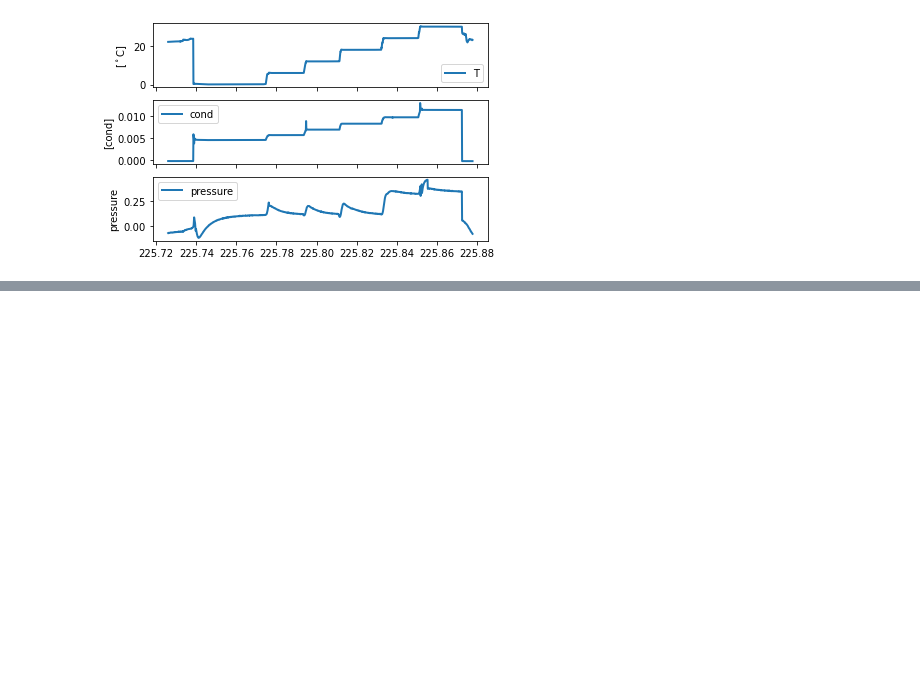
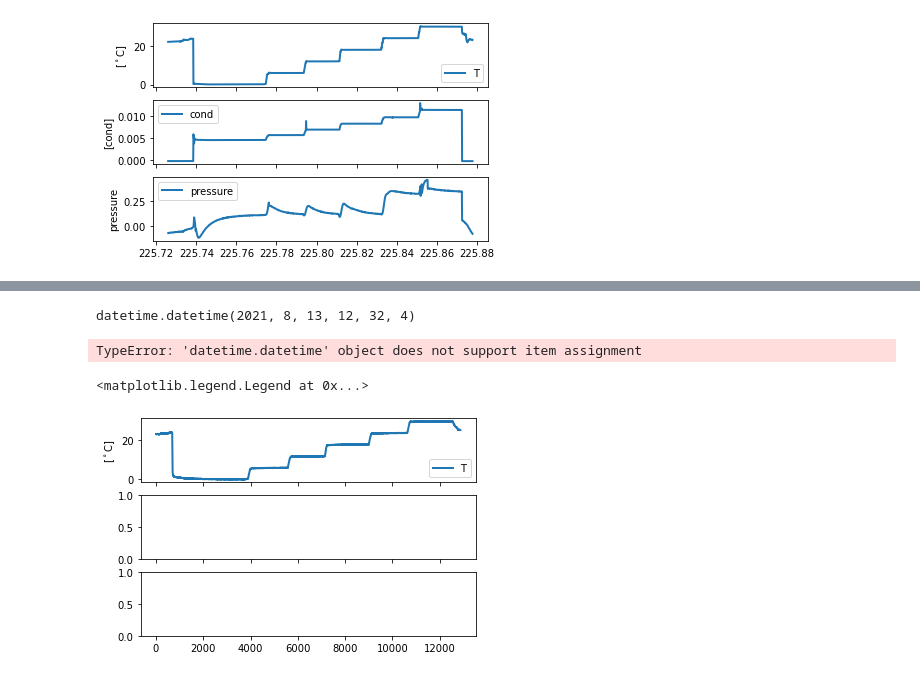
Before and after one commit to jtomfarrar/OpenCTD_testing, a Jupyter notebook: code/read_data.ipynb, the cells around one changed output, grey strips where cells are left out. Cells and saved outputs as stored; diff of their text form; code cells hidden in the pictures; blank space fills up the shorter version.

Commit message:
Update read_data.ipynb
Made some progress on encoding time for OpenCTD

```diff
--- a/code/read_data.ipynb
+++ b/code/read_data.ipynb
@@ -81,0 +77,5 @@ print(data[0:10])
+# %%
+from datetime import datetime
+
+str2date = lambda x: datetime.strptime(x, '%d/%m/%Y')
+data = np.genfromtxt(fname, skip_header=1, delimiter=',', usecols=(0,), dtype=object, names=True, converters = {0: str2date})
@@ -81,0 +123,26 @@ print(data[0:10])
+# %%
+date_i
+# %% [output]
+datetime.datetime(2021, 8, 13, 12, 32, 4)
+# %%
+format_data = "%m/%d/%Y %H:%M:%S"
+
+for i in np.arange(0,np.size(data)):
+    time_data = data[i]['datestr']+ b' ' + data[i]['hhmmss'] # "25/05/99 02:35:5.523"
+    date_i = datetime.strptime(time_data.decode('UTF-8'), format_data)
+    date[i]=date_i
+
+
+print(date)
+# %% [output]
+TypeError: 'datetime.datetime' object does not support item assignment
+# %%
+T_a=data['temp_a']
+# %%
+fig, axs = plt.subplots(3, 1, sharex=True)
+axs[0].plot(T_a, lw=2)
+axs[0].set(ylabel='[$^\circ$C]')
+axs[0].legend(['T'])
+# %% [output]
+<matplotlib.legend.Legend at 0x...>
+[figure, added]
```
Also changed, not shown: parts of 12 cells of this notebook.
